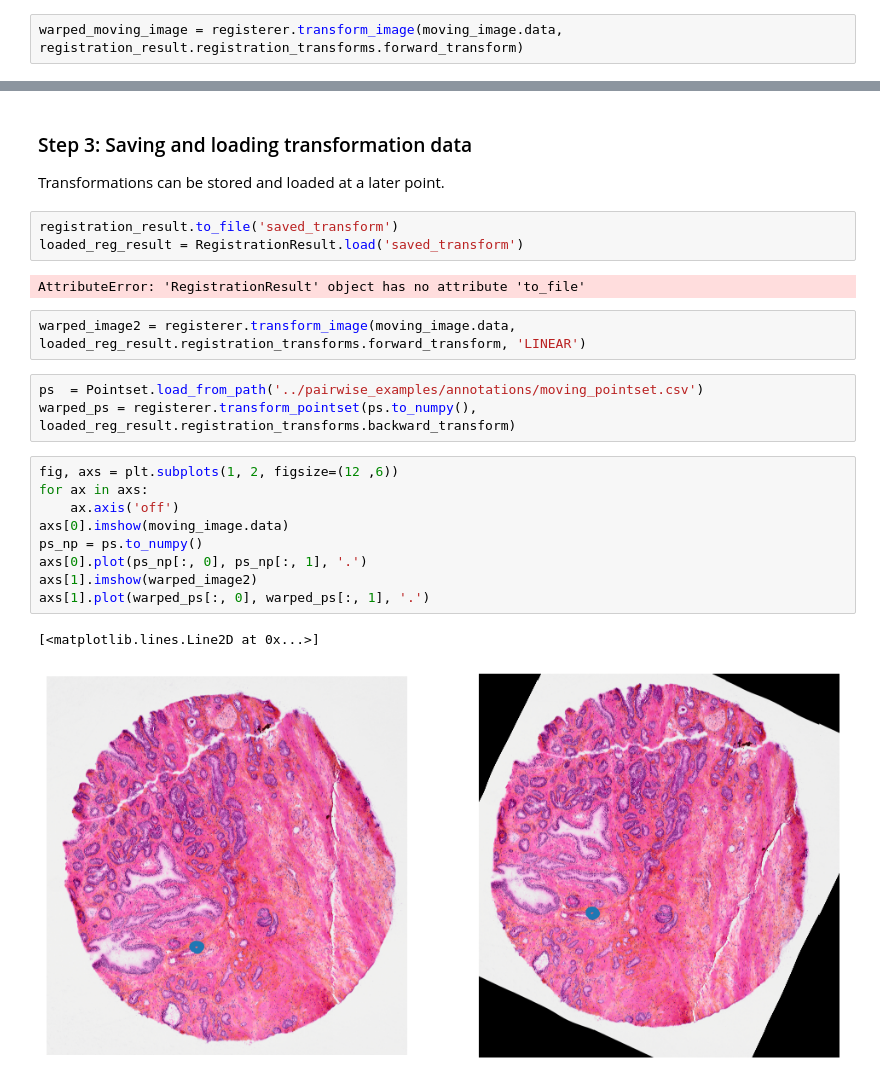
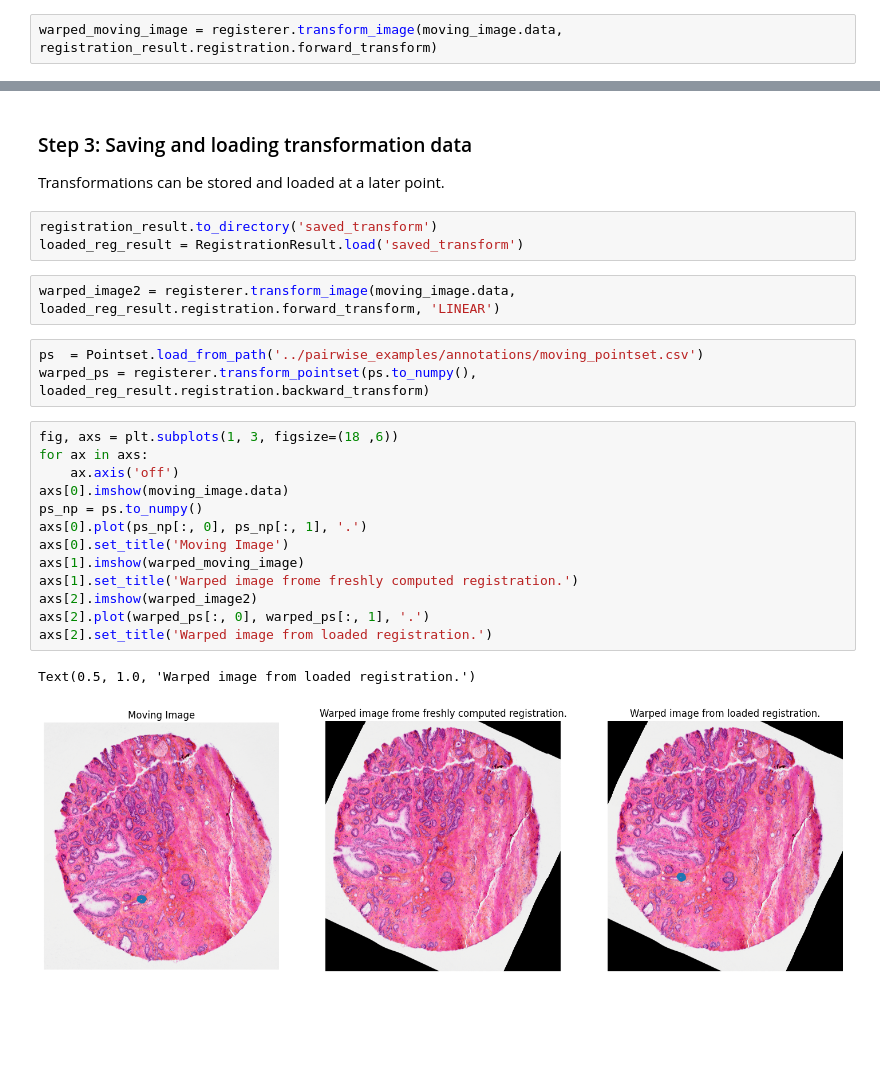
Before and after one commit to mwess/GreedyFHist, a Jupyter notebook: examples/notebooks/pairwise.ipynb, the cells around one changed output, grey strips where cells are left out. Cells and saved outputs as stored; diff of their text form; blank space fills up the shorter version.

```diff
--- a/examples/notebooks/pairwise.ipynb
+++ b/examples/notebooks/pairwise.ipynb
@@ -48,7 +48,7 @@ registration_result = registerer.register(moving_img=moving_image.data,
 # %% [markdown]
 A registration result consists of 2 transformations: A forward transformation from moving to fixed image space and a backward transformation from fixed to moving image space. Internally transformations are executed using SimpleITK. Forward transformations are used to transform image data, backward transformations are used for pointset valued data.
 # %%
-warped_moving_image = registerer.transform_image(moving_image.data, registration_result.registration_transforms.forward_transform)
+warped_moving_image = registerer.transform_image(moving_image.data, registration_result.registration.forward_transform)
 # %%
 fig, axs = plt.subplots(1, 3, figsize=(18, 6))
 for ax in axs:
@@ -67,24 +67,26 @@ Text(0.5, 1.0, 'Transformed Image')
 
 Transformations can be stored and loaded at a later point.
 # %%
-registration_result.to_file('saved_transform')
+registration_result.to_directory('saved_transform')
 loaded_reg_result = RegistrationResult.load('saved_transform')
-# %% [output]
-AttributeError: 'RegistrationResult' object has no attribute 'to_file'
 # %%
-warped_image2 = registerer.transform_image(moving_image.data, loaded_reg_result.registration_transforms.forward_transform, 'LINEAR')
+warped_image2 = registerer.transform_image(moving_image.data, loaded_reg_result.registration.forward_transform, 'LINEAR')
 # %%
 ps  = Pointset.load_from_path('../pairwise_examples/annotations/moving_pointset.csv')
-warped_ps = registerer.transform_pointset(ps.to_numpy(), loaded_reg_result.registration_transforms.backward_transform)
+warped_ps = registerer.transform_pointset(ps.to_numpy(), loaded_reg_result.registration.backward_transform)
 # %%
-fig, axs = plt.subplots(1, 2, figsize=(12 ,6))
+fig, axs = plt.subplots(1, 3, figsize=(18 ,6))
 for ax in axs:
     ax.axis('off')
 axs[0].imshow(moving_image.data)
 ps_np = ps.to_numpy()
 axs[0].plot(ps_np[:, 0], ps_np[:, 1], '.')
-axs[1].imshow(warped_image2)
-axs[1].plot(warped_ps[:, 0], warped_ps[:, 1], '.')
+axs[0].set_title('Moving Image')
+axs[1].imshow(warped_moving_image)
+axs[1].set_title('Warped image frome freshly computed registration.')
+axs[2].imshow(warped_image2)
+axs[2].plot(warped_ps[:, 0], warped_ps[:, 1], '.')
+axs[2].set_title('Warped image from loaded registration.')
 # %% [output]
-[<matplotlib.lines.Line2D at 0x...>]
+Text(0.5, 1.0, 'Warped image from loaded registration.')
-[figure, old version]
+[figure, new version]
```
Also changed, not shown: 2 other files.
